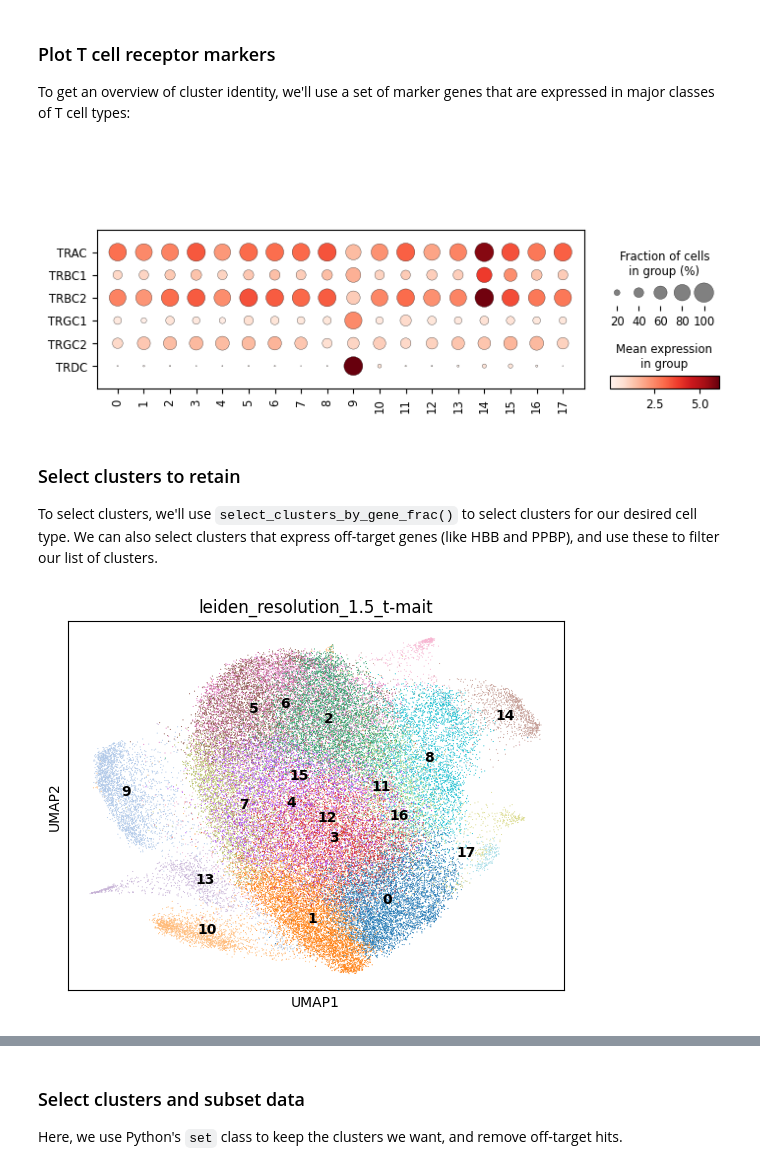
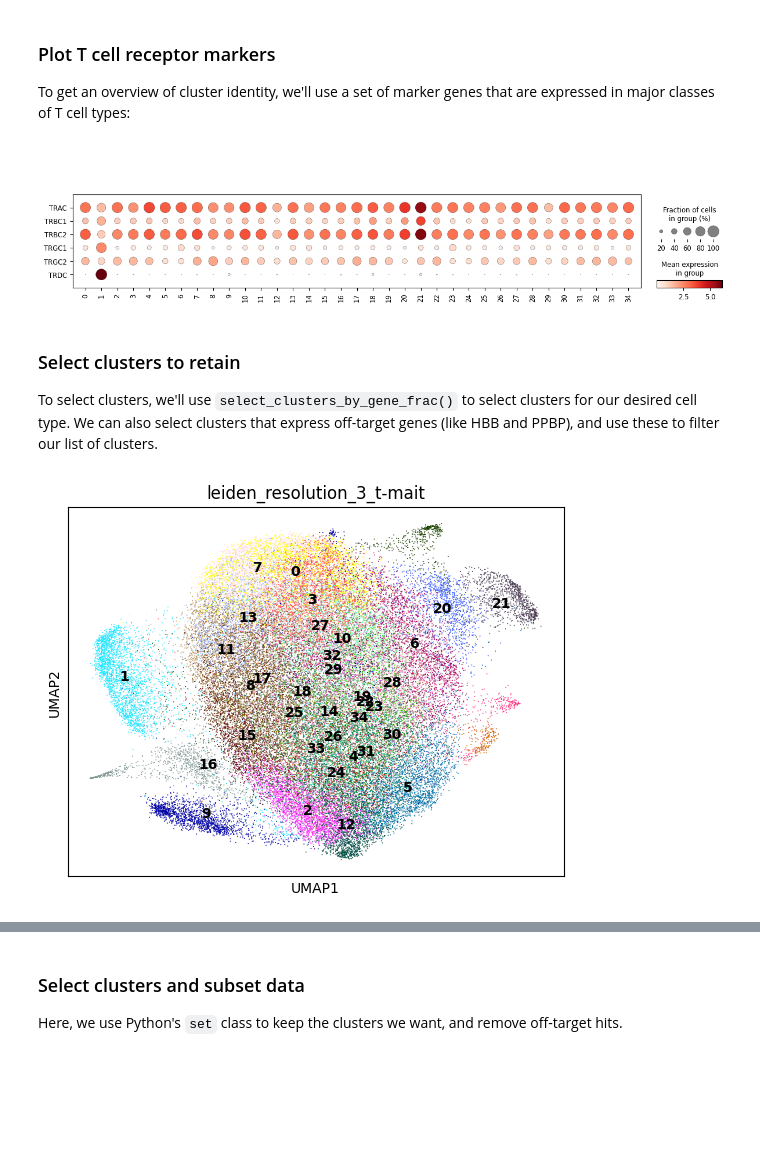
Before and after one commit to aifimmunology/aifi-healthy-pbmc-reference, a Jupyter notebook: 03-Subclustering/11h-Python_T_cells_gd.ipynb, the cells around one changed output, grey strips where cells are left out. Cells and saved outputs as stored; diff of their text form; code cells hidden in the pictures; blank space fills up the shorter version.

```diff
--- a/03-Subclustering/11h-Python_T_cells_gd.ipynb
+++ b/03-Subclustering/11h-Python_T_cells_gd.ipynb
@@ -295,7 +289,7 @@ cd8_em_adata_subset.shape
 
 ### Read MAIT subclustering from HISE
 # %%
-mait_h5ad_uuid = '66f8dee3-2b84-45fc-a4c8-706795eacdfb'
+mait_h5ad_uuid = '0f821486-866b-4c08-b0b8-508a5c544547'
 mait_h5ad_path = '/home/jupyter/cache/{u}'.format(u = mait_h5ad_uuid)
 # %%
 if not os.path.isdir(mait_h5ad_path):
@@ -334,19 +328,19 @@ tcr_markers = [
 # %%
 sc.pl.dotplot(
     mait_adata,
-    groupby = 'leiden_resolution_1.5_t-mait',
+    groupby = 'leiden_resolution_3_t-mait',
     var_names = tcr_markers,
     swap_axes = True
 )
 # %% [output]
-[figure, old version]
+[figure, new version]
 # %% [markdown]
 ### Select clusters to retain
 
 To select clusters, we'll use `select_clusters_by_gene_frac()` to select clusters for our desired cell type. We can also select clusters that express off-target genes (like HBB and PPBP), and use these to filter our list of clusters.
 # %%
-sc.pl.umap(mait_adata, color = 'leiden_resolution_1.5_t-mait', legend_loc = 'on data')
+sc.pl.umap(mait_adata, color = 'leiden_resolution_3_t-mait', legend_loc = 'on data')
 # %% [output]
-[figure, old version]
+[figure, new version]
 # %%
 trdc_pos_cl = select_clusters_by_gene_frac(
```
Also changed, not shown: parts of 15 cells of this notebook, 2 other files.
